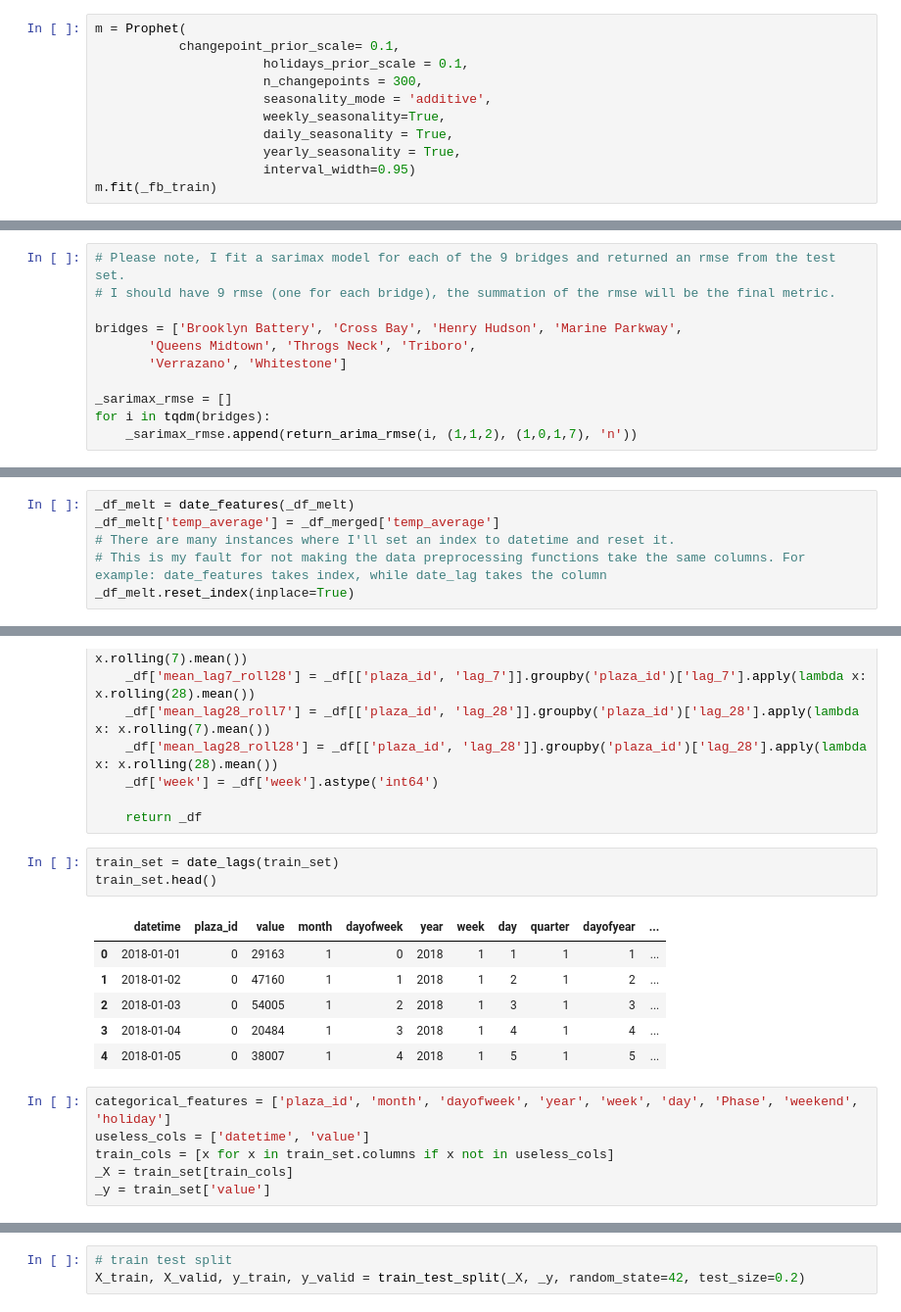
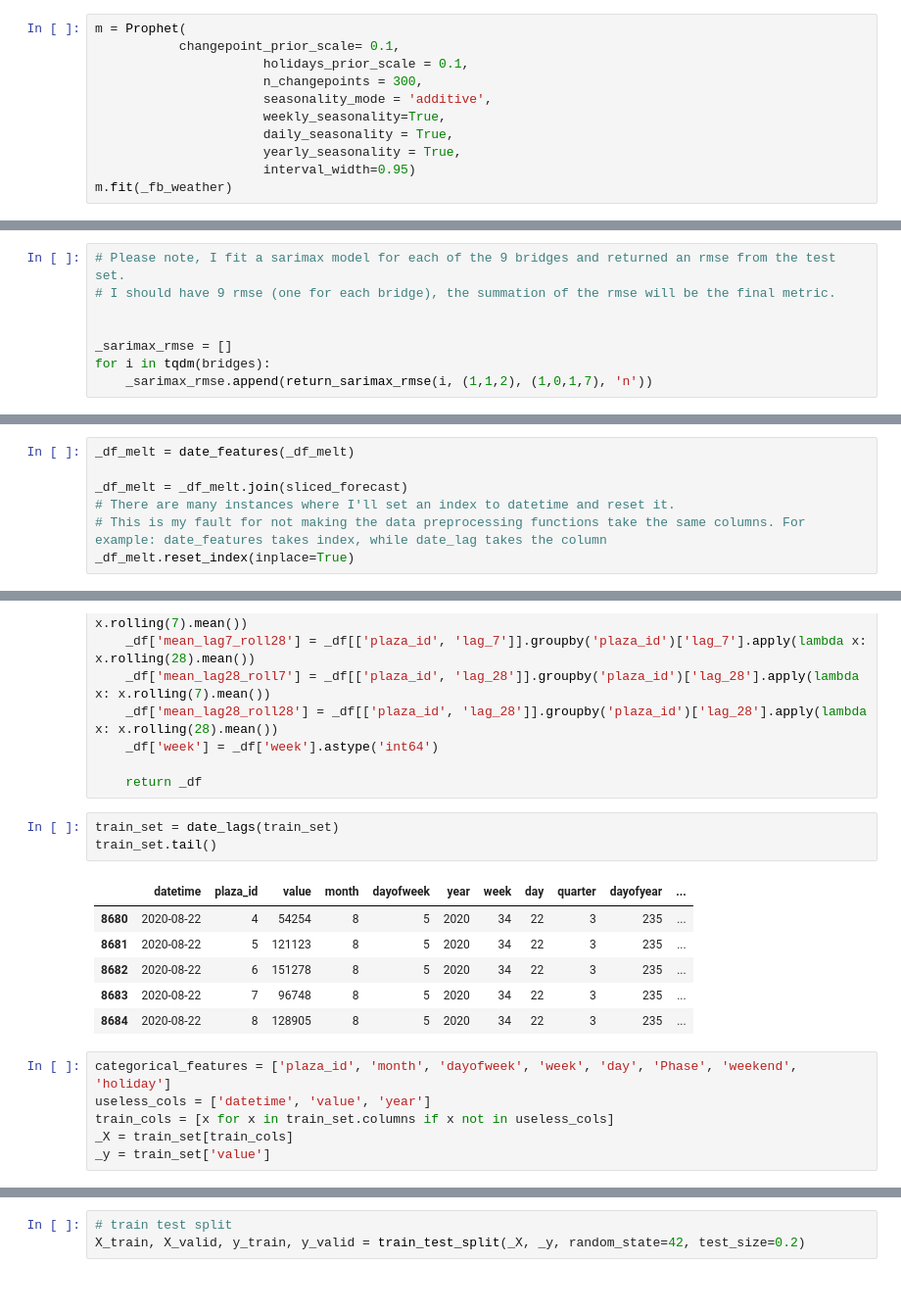
Before and after one commit to albertum1/Time_Series_MTABT, a Jupyter notebook: MTABT_models.ipynb, the cells around one changed output, grey strips where cells are left out. Shown at 98% size. Cells and saved outputs as stored; diff of their text form.

```diff
--- a/MTABT_models.ipynb
+++ b/MTABT_models.ipynb
@@ -213,7 +215,7 @@ m = Prophet(
                       daily_seasonality = True,
                       yearly_seasonality = True,
                       interval_width=0.95)
-m.fit(_fb_train)
+m.fit(_fb_weather)
 # %% [output]
 <fbprophet.forecaster.Prophet at 0x...>
 # %%
@@ -366,11 +367,8 @@ for p in p_params:
 # Please note, I fit a sarimax model for each of the 9 bridges and returned an rmse from the test set.
 # I should have 9 rmse (one for each bridge), the summation of the rmse will be the final metric.
 
-bridges = ['Brooklyn Battery', 'Cross Bay', 'Henry Hudson', 'Marine Parkway',
-       'Queens Midtown', 'Throgs Neck', 'Triboro',
-       'Verrazano', 'Whitestone']
 
 _sarimax_rmse = []
 for i in tqdm(bridges):
-    _sarimax_rmse.append(return_arima_rmse(i, (1,1,2), (1,0,1,7), 'n'))
+    _sarimax_rmse.append(return_sarimax_rmse(i, (1,1,2), (1,0,1,7), 'n'))
 # %%
@@ -512,6 +486,7 @@ _df_melt
 # %%
 _df_melt = date_features(_df_melt)
-_df_melt['temp_average'] = _df_merged['temp_average']
+
+_df_melt = _df_melt.join(sliced_forecast)
 # There are many instances where I'll set an index to datetime and reset it.
 # This is my fault for not making the data preprocessing functions take the same columns. For example: date_features takes index, while date_lag takes the column
 _df_melt.reset_index(inplace=True)
@@ -551,17 +526,17 @@ def date_lags(_df):
     return _df
 # %%
 train_set = date_lags(train_set)
-train_set.head()
+train_set.tail()
 # %% [output]
 |  | datetime | plaza_id | value | month | dayofweek | year | week | day | quarter | dayofyear | ... |
-| 0 | 2018-01-01 | 0 | 29163 | 1 | 0 | 2018 | 1 | 1 | 1 | 1 | ... |
-| 1 | 2018-01-02 | 0 | 47160 | 1 | 1 | 2018 | 1 | 2 | 1 | 2 | ... |
-| 2 | 2018-01-03 | 0 | 54005 | 1 | 2 | 2018 | 1 | 3 | 1 | 3 | ... |
-| 3 | 2018-01-04 | 0 | 20484 | 1 | 3 | 2018 | 1 | 4 | 1 | 4 | ... |
-| 4 | 2018-01-05 | 0 | 38007 | 1 | 4 | 2018 | 1 | 5 | 1 | 5 | ... |
+| 8680 | 2020-08-22 | 4 | 54254 | 8 | 5 | 2020 | 34 | 22 | 3 | 235 | ... |
+| 8681 | 2020-08-22 | 5 | 121123 | 8 | 5 | 2020 | 34 | 22 | 3 | 235 | ... |
+| 8682 | 2020-08-22 | 6 | 151278 | 8 | 5 | 2020 | 34 | 22 | 3 | 235 | ... |
+| 8683 | 2020-08-22 | 7 | 96748 | 8 | 5 | 2020 | 34 | 22 | 3 | 235 | ... |
+| 8684 | 2020-08-22 | 8 | 128905 | 8 | 5 | 2020 | 34 | 22 | 3 | 235 | ... |
 # %%
-categorical_features = ['plaza_id', 'month', 'dayofweek', 'year', 'week', 'day', 'Phase', 'weekend', 'holiday']
-useless_cols = ['datetime', 'value']
+categorical_features = ['plaza_id', 'month', 'dayofweek', 'week', 'day', 'Phase', 'weekend', 'holiday']
+useless_cols = ['datetime', 'value', 'year']
 train_cols = [x for x in train_set.columns if x not in useless_cols]
 _X = train_set[train_cols]
 _y = train_set['value']
```
Also changed, not shown: parts of 34 cells of this notebook, 7 other files.
